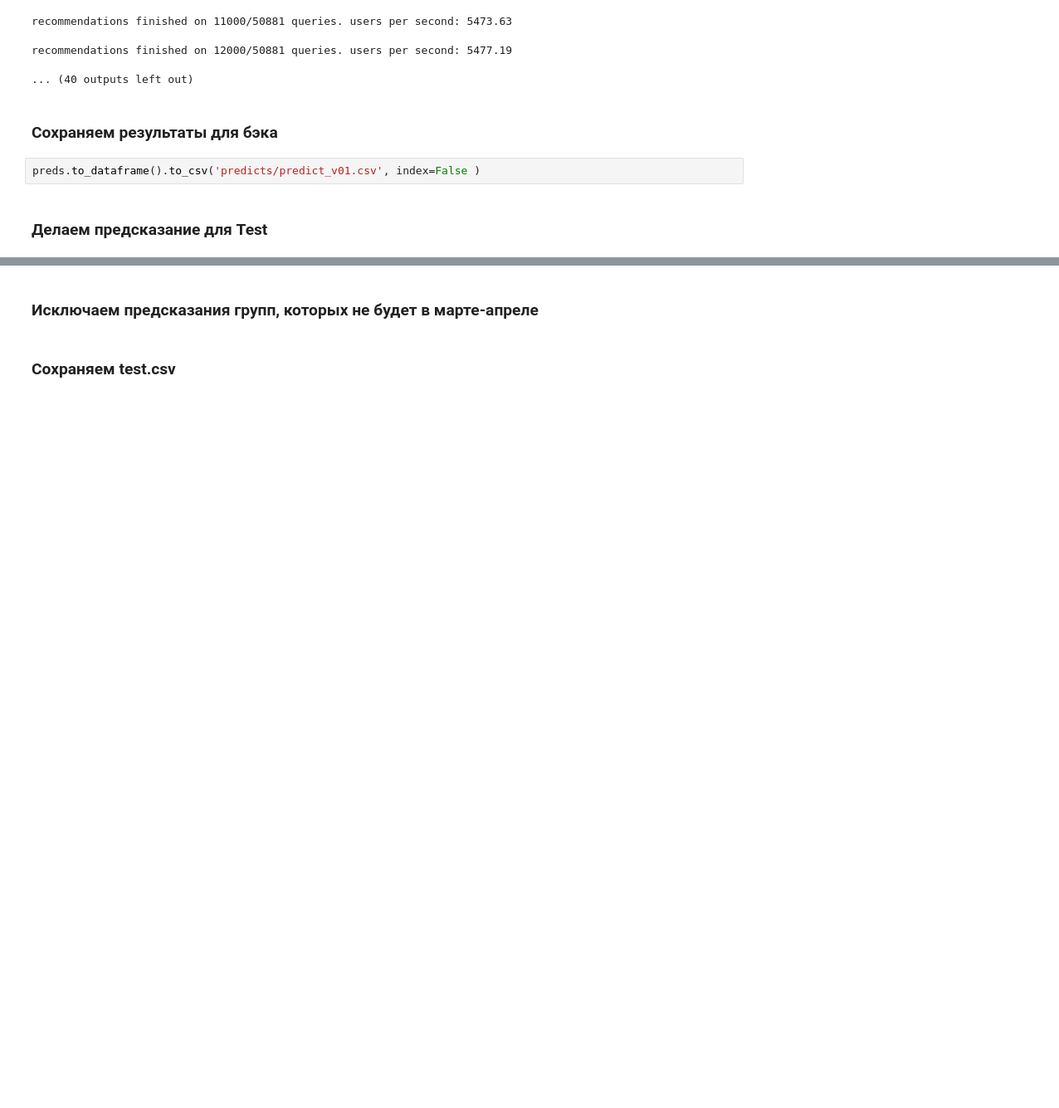
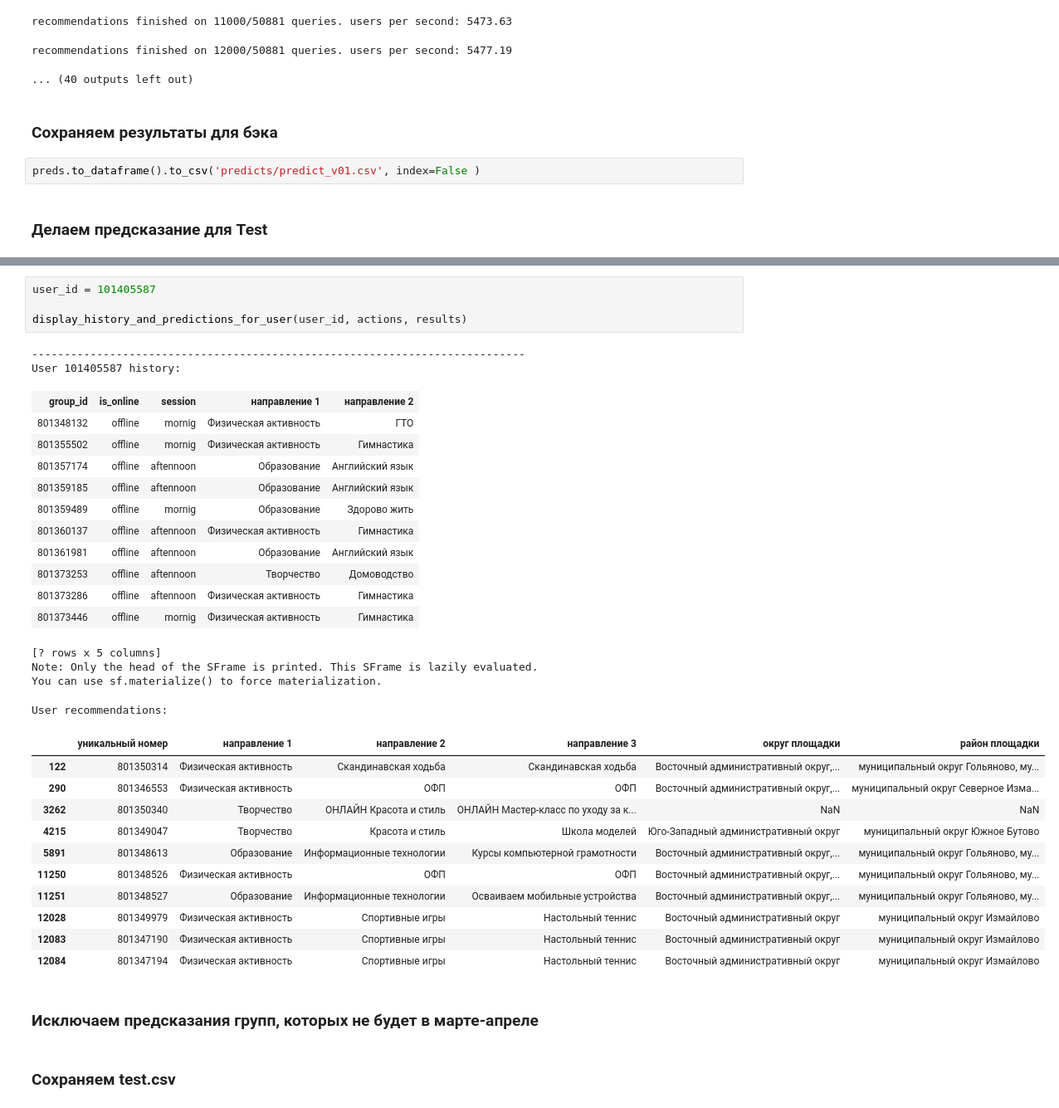
Before and after one commit to AlexHLinS/ezee_may_2003, a Jupyter notebook: ds/__generate_predictions.ipynb, the cells around one changed output, grey strips where cells are left out. Shown at 83% size. Drawn from its saved outputs; the diff is of its cells as text; blank space fills up the shorter version.

```diff
--- a/ds/__generate_predictions.ipynb
+++ b/ds/__generate_predictions.ipynb
@@ -301,3 +308,36 @@ preds.to_dataframe().to_csv('predicts/predict_v01.csv', index=False )
+# %%
+user_id = 101405587
+
+display_history_and_predictions_for_user(user_id, actions, results)
+# %% [output]
+----------------------------------------------------------------------------
+User 101405587 history:
+| group_id | is_online | session | направление 1 | направление 2 |
+| 801348132 | offline | mornig | Физическая активность | ГТО |
+| 801355502 | offline | mornig | Физическая активность | Гимнастика |
+| 801357174 | offline | aftennoon | Образование | Английский язык |
+| 801359185 | offline | aftennoon | Образование | Английский язык |
+| 801359489 | offline | mornig | Образование | Здорово жить |
+| 801360137 | offline | aftennoon | Физическая активность | Гимнастика |
+| 801361981 | offline | aftennoon | Образование | Английский язык |
+| 801373253 | offline | aftennoon | Творчество | Домоводство |
+| 801373286 | offline | aftennoon | Физическая активность | Гимнастика |
+| 801373446 | offline | mornig | Физическая активность | Гимнастика |
+[? rows x 5 columns]
+Note: Only the head of the SFrame is printed. This SFrame is lazily evaluated.
+You can use sf.materialize() to force materialization.
+User recommendations:
+|  | уникальный номер | направление 1 | направление 2 | направление 3 | округ площадки | район площадки |
+| 122 | 801350314 | Физическая активность | Скандинавская ходьба | Скандинавская ходьба | Восточный административный округ,... | муниципальный округ Гольяново, му... |
+| 290 | 801346553 | Физическая активность | ОФП | ОФП | Восточный административный округ,... | муниципальный округ Северное Изма... |
+| 3262 | 801350340 | Творчество | ОНЛАЙН Красота и стиль | ОНЛАЙН Мастер-класс по уходу за к... | NaN | NaN |
+| 4215 | 801349047 | Творчество | Красота и стиль | Школа моделей | Юго-Западный административный округ | муниципальный округ Южное Бутово |
+| 5891 | 801348613 | Образование | Информационные технологии | Курсы компьютерной грамотности | Восточный административный округ,... | муниципальный округ Гольяново, му... |
+| 11250 | 801348526 | Физическая активность | ОФП | ОФП | Восточный административный округ,... | муниципальный округ Гольяново, му... |
+| 11251 | 801348527 | Образование | Информационные технологии | Осваиваем мобильные устройства | Восточный административный округ,... | муниципальный округ Гольяново, му... |
+| 12028 | 801349979 | Физическая активность | Спортивные игры | Настольный теннис | Восточный административный округ | муниципальный округ Измайлово |
+| 12083 | 801347190 | Физическая активность | Спортивные игры | Настольный теннис | Восточный административный округ | муниципальный округ Измайлово |
+| 12084 | 801347194 | Физическая активность | Спортивные игры | Настольный теннис | Восточный административный округ | муниципальный округ Измайлово |
 # %% [markdown]
 ### Исключаем предсказания групп, которых не будет в марте-апреле
 # %% [markdown]
```
Also changed, not shown: parts of 1 cell of this notebook, 1 other file.
